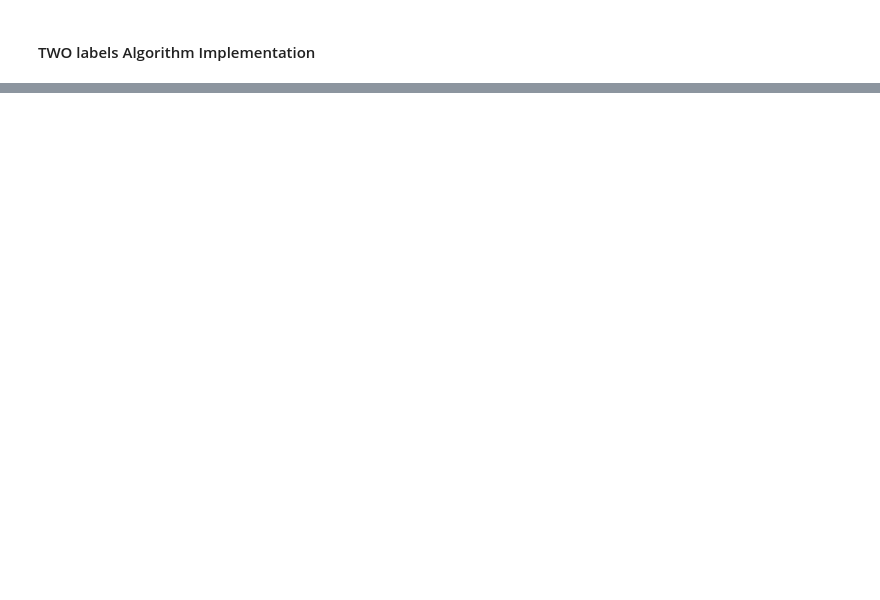
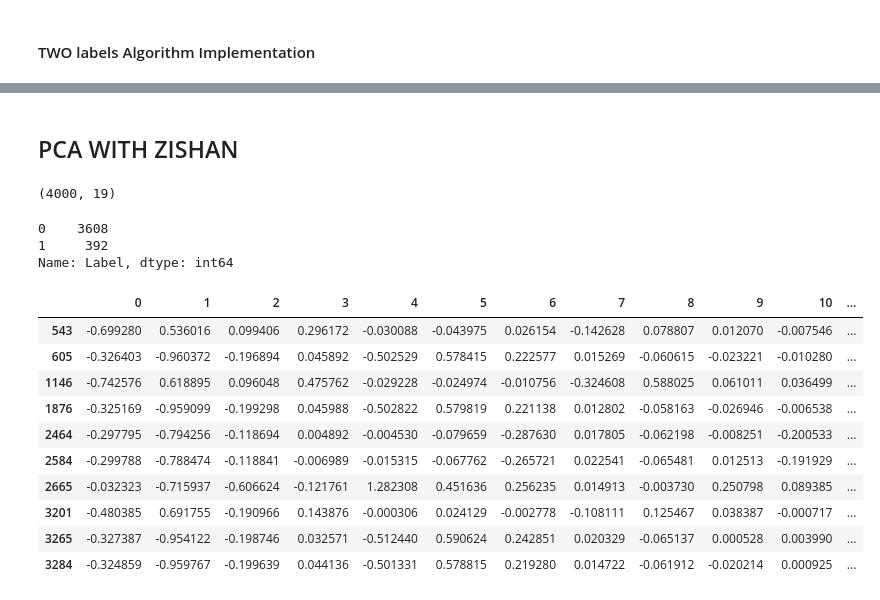
Before and after one commit to gadhikaritxstate/Security-project, a Jupyter notebook: algo_implement.ipynb, the cells around one changed output, grey strips where cells are left out. Cells and saved outputs as stored; diff of their text form; code cells hidden in the pictures; blank space fills up the shorter version.

Commit message:
feat(twolabels-implement) implemented two labels algorithms and pca fix

```diff
--- a/algo_implement.ipynb
+++ b/algo_implement.ipynb
@@ -559,3 +713,3 @@ for line in lines[1:]:
 # %%
-df = pd.read_csv('./data/final_data_two_labels.csv')
+df_twolabel= pd.read_csv("./data/final_data_two_labels.csv")
 # %%
@@ -584,0 +755,5 @@ Accuracy of Stacking Classifier: 0.992
+# %%
+y_predict = stacking_classifier.predict(X_test)
+incorrect_twolabel_idx = (df_twolabel['Label'] != y_pred)
+
+df_exclude_from_pca = X[incorrect_twolabel_idx]
@@ -584,0 +776,28 @@ Accuracy of Stacking Classifier: 0.992
+# %% [markdown]
+## PCA WITH ZISHAN
+# %%
+pca_df = pd.read_csv('./data/sample_pca_test.csv')
+# %%
+pca_df.shape
+# %% [output]
+(4000, 19)
+# %%
+pca_df['Label'].value_counts()
+# %% [output]
+0    3608
+1     392
+Name: Label, dtype: int64
+# %%
+pca_df[incorrect_twolabel_idx]
+# %% [output]
+|  | 0 | 1 | 2 | 3 | 4 | 5 | 6 | 7 | 8 | 9 | 10 | ... |
+| 543 | -0.699280 | 0.536016 | 0.099406 | 0.296172 | -0.030088 | -0.043975 | 0.026154 | -0.142628 | 0.078807 | 0.012070 | -0.007546 | ... |
+| 605 | -0.326403 | -0.960372 | -0.196894 | 0.045892 | -0.502529 | 0.578415 | 0.222577 | 0.015269 | -0.060615 | -0.023221 | -0.010280 | ... |
+| 1146 | -0.742576 | 0.618895 | 0.096048 | 0.475762 | -0.029228 | -0.024974 | -0.010756 | -0.324608 | 0.588025 | 0.061011 | 0.036499 | ... |
+| 1876 | -0.325169 | -0.959099 | -0.199298 | 0.045988 | -0.502822 | 0.579819 | 0.221138 | 0.012802 | -0.058163 | -0.026946 | -0.006538 | ... |
+| 2464 | -0.297795 | -0.794256 | -0.118694 | 0.004892 | -0.004530 | -0.079659 | -0.287630 | 0.017805 | -0.062198 | -0.008251 | -0.200533 | ... |
+| 2584 | -0.299788 | -0.788474 | -0.118841 | -0.006989 | -0.015315 | -0.067762 | -0.265721 | 0.022541 | -0.065481 | 0.012513 | -0.191929 | ... |
+| 2665 | -0.032323 | -0.715937 | -0.606624 | -0.121761 | 1.282308 | 0.451636 | 0.256235 | 0.014913 | -0.003730 | 0.250798 | 0.089385 | ... |
+| 3201 | -0.480385 | 0.691755 | -0.190966 | 0.143876 | -0.000306 | 0.024129 | -0.002778 | -0.108111 | 0.125467 | 0.038387 | -0.000717 | ... |
+| 3265 | -0.327387 | -0.954122 | -0.198746 | 0.032571 | -0.512440 | 0.590624 | 0.242851 | 0.020329 | -0.065137 | 0.000528 | 0.003990 | ... |
+| 3284 | -0.324859 | -0.959767 | -0.199639 | 0.044136 | -0.501331 | 0.578815 | 0.219280 | 0.014722 | -0.061912 | -0.020214 | 0.000925 | ... |
```
Also changed, not shown: parts of 36 cells of this notebook, 1 other file.
